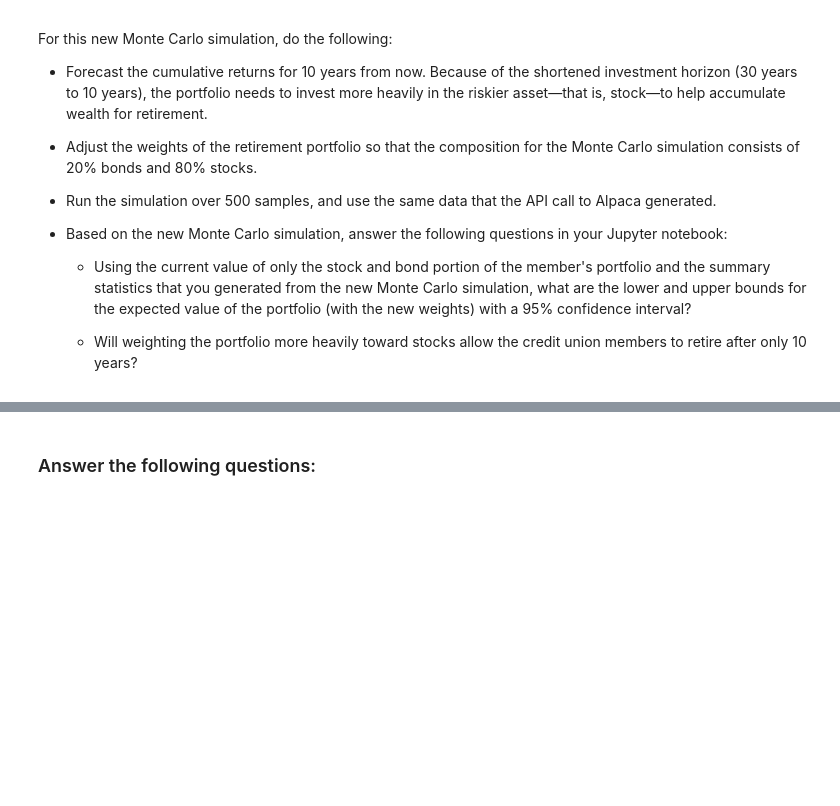
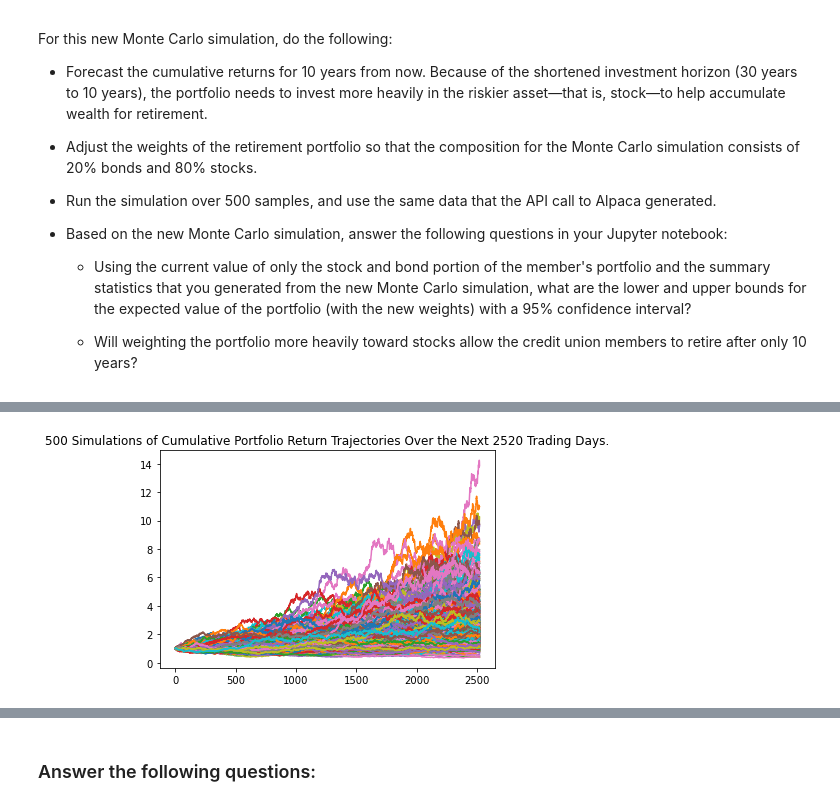
Before and after one commit to mingluuu/FinTechBootcamp_Assignments_5, a Jupyter notebook: financial_planning_tools.ipynb, the cells around one changed output, grey strips where cells are left out. Cells and saved outputs as stored; diff of their text form; code cells hidden in the pictures; blank space fills up the shorter version.

```diff
--- a/financial_planning_tools.ipynb
+++ b/financial_planning_tools.ipynb
@@ -497,7 +592,12 @@ For this new Monte Carlo simulation, do the following:
 # Configure a Monte Carlo simulation to forecast 10 years cumulative returns
 # The weights should be split 20% to AGG and 80% to SPY.
 # Run 500 samples.
-# YOUR CODE HERE
+MC_10yrs = MCSimulation(
+  portfolio_data = portfolio_3yrs,
+  weights = [.20,.80],
+  num_simulation = 500,
+  num_trading_days = 252*10
+)
 
 # Review the simulation input data
-# YOUR CODE HERE
+MC_10yrs.portfolio_data.head()
@@ -507,7 +634,9 @@ For this new Monte Carlo simulation, do the following:
 # %%
 # Visualize the 10-year Monte Carlo simulation by creating an
 # overlay line plot
-# YOUR CODE HERE
+MC_10yrs_sim_line_plot = MC_10yrs.plot_simulation()
+# %% [output]
+[figure, added]
 # %%
 # Visualize the probability distribution of the 10-year Monte Carlo simulation
 # by plotting a histogram
```
Also changed, not shown: parts of 28 cells of this notebook.
